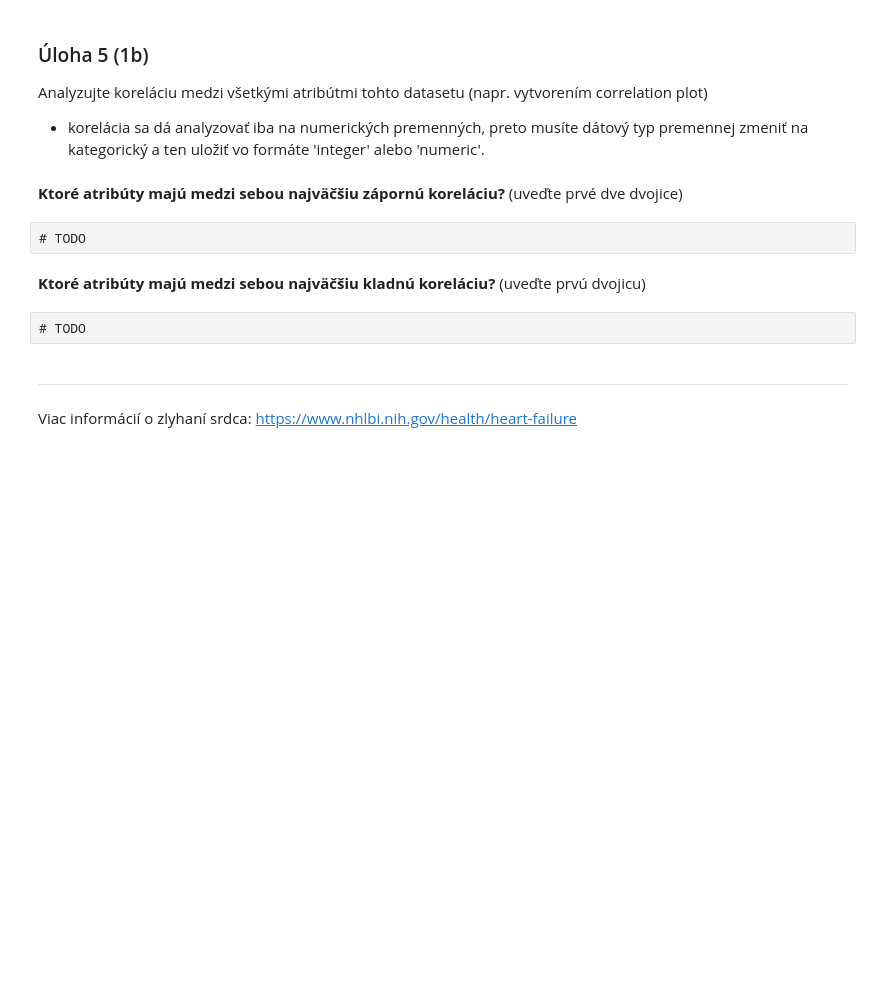
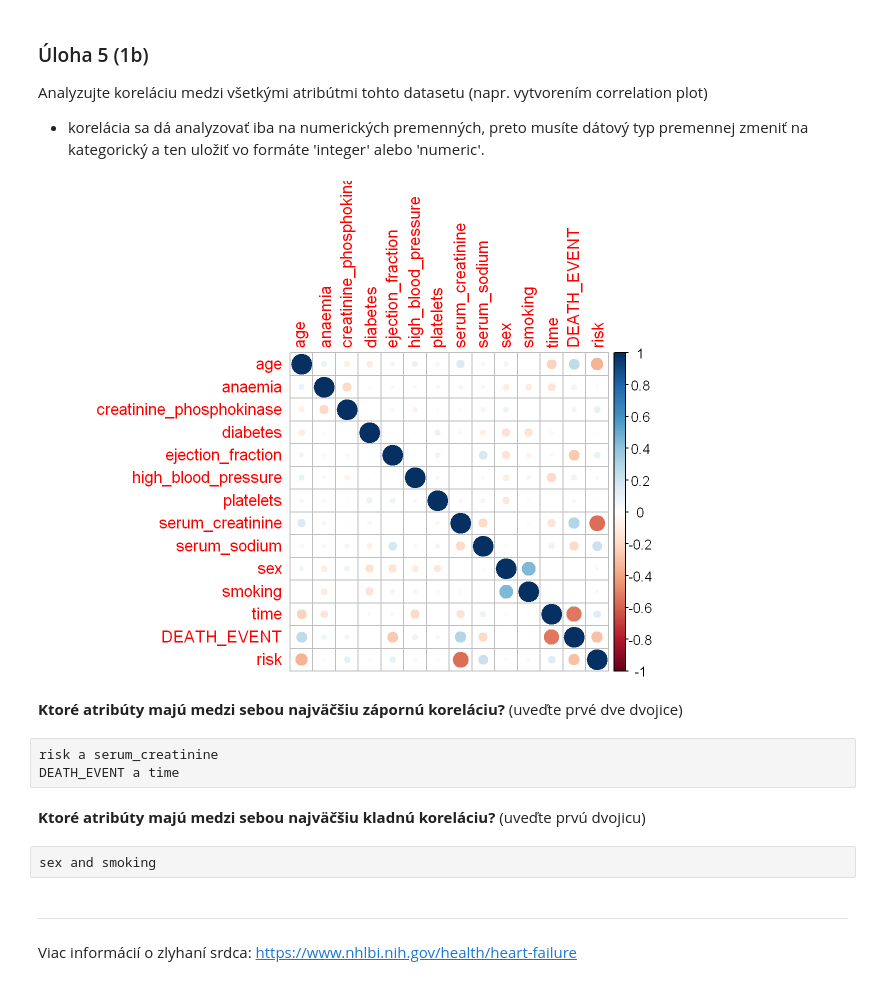
Before and after one commit to domipapanova/SSBU, a Jupyter notebook: t3_cv2/CV2_3_Zadanie_1.ipynb, the cells around one changed output. Cells and saved outputs as stored; diff of their text form; code cells hidden in the pictures; blank space fills up the shorter version.

```diff
--- a/t3_cv2/CV2_3_Zadanie_1.ipynb
+++ b/t3_cv2/CV2_3_Zadanie_1.ipynb
@@ -273,15 +252,23 @@ Analyzujte koreláciu medzi všetkými atribútmi tohto datasetu (napr. vytvoren
 
 - korelácia sa dá analyzovať iba na numerických premenných, preto musíte dátový typ premennej zmeniť na kategorický a ten uložiť vo formáte 'integer' alebo 'numeric'.
 # %%
-# TODO
+    library(corrplot)
+    data_hw$risk <- factor(data_hw$risk, levels = c("High", "Low"))
+    data_hw$risk <- as.numeric(data_hw$risk)
+
+    correlation_matrix <- cor(data_hw)
+    corrplot(correlation_matrix)
+# %% [output]
+[figure, added]
 # %% [markdown]
 **Ktoré atribúty majú medzi sebou najväčšiu zápornú koreláciu?** (uveďte prvé dve dvojice)
 # %% [raw]
-# TODO
+risk a serum_creatinine
+DEATH_EVENT a time
 # %% [markdown]
 **Ktoré atribúty majú medzi sebou najväčšiu kladnú koreláciu?** (uveďte prvú dvojicu)
 # %% [raw]
-# TODO
+sex and smoking
 # %% [markdown]
 ----
 
```
Also changed, not shown: parts of 11 cells of this notebook, 1 other file.
